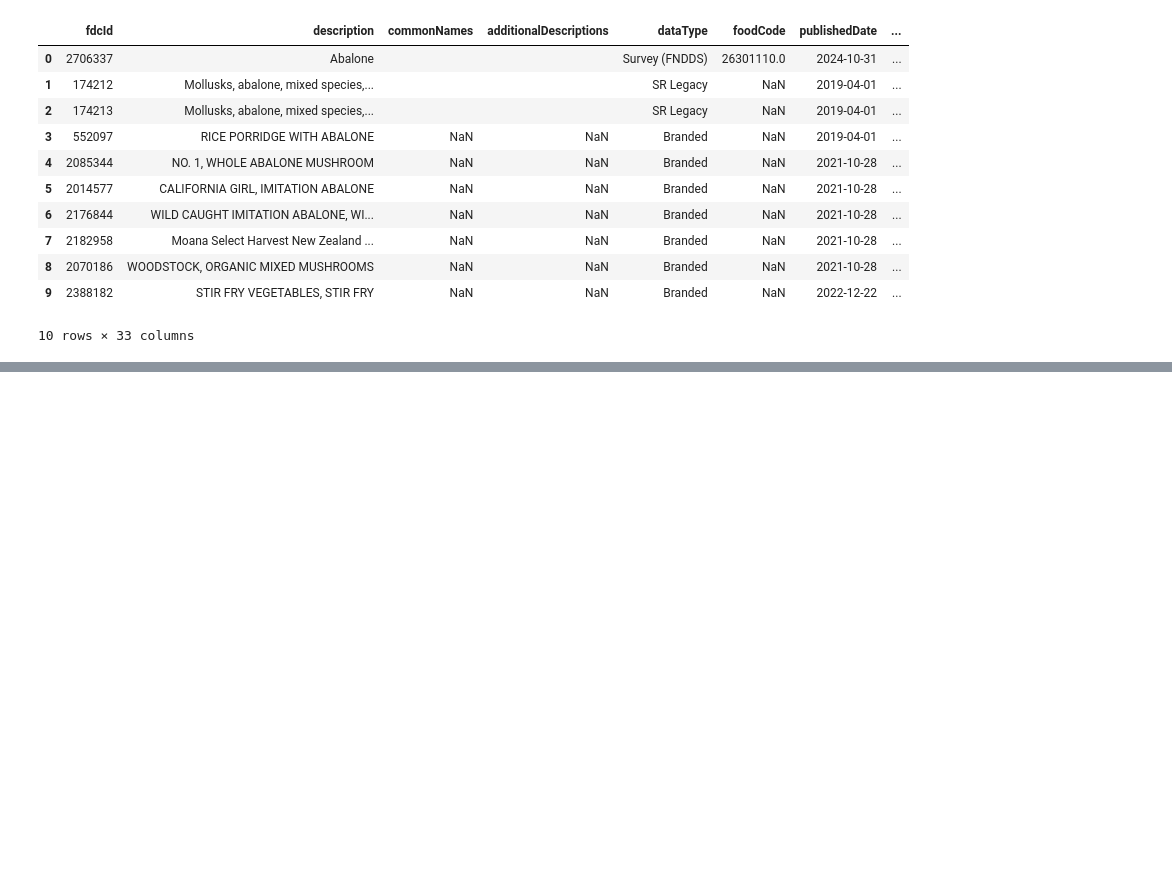
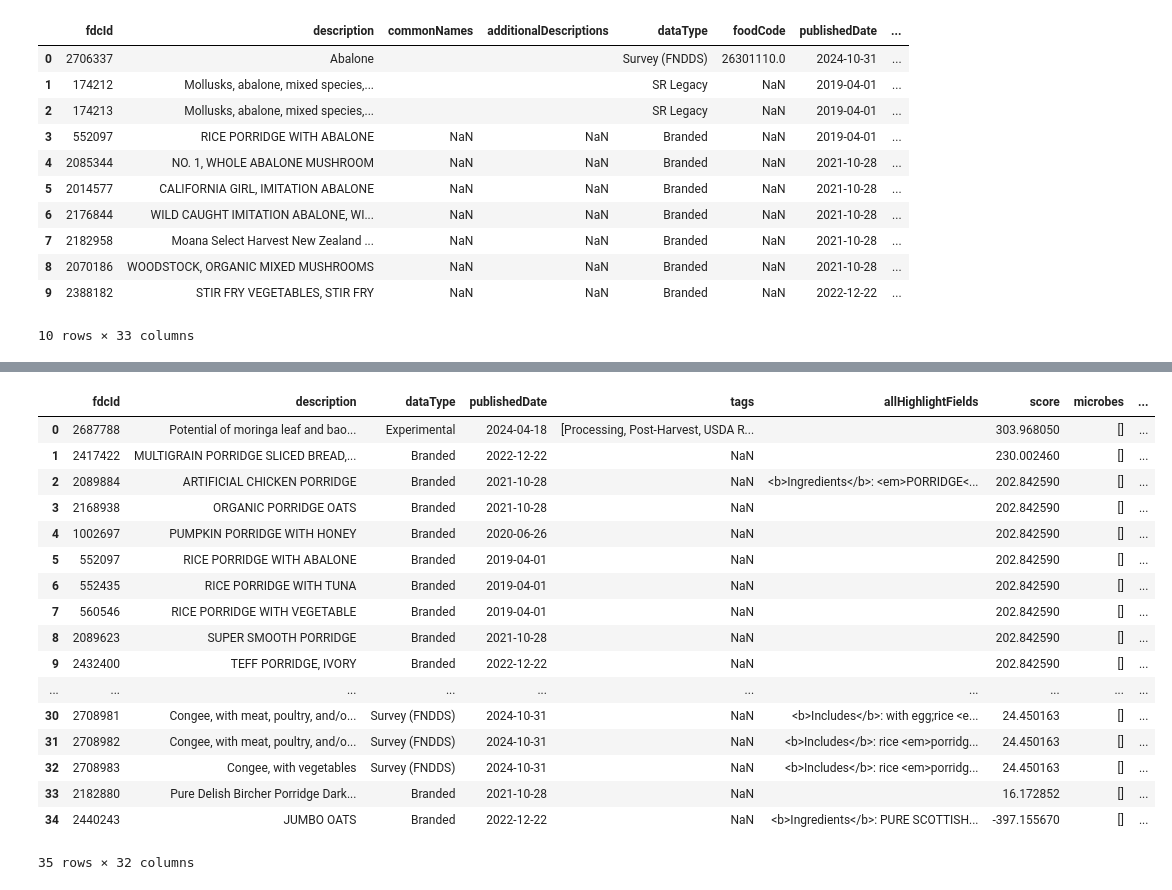
Before and after one commit to chelseanbr/smolvlm-nutrition-vqa, a Jupyter notebook: notebooks/01-get-iron.ipynb, the cells around one changed output, grey strips where cells are left out. Saved outputs shown, nothing was run; the diff lists cells and outputs as text; code cells hidden in the pictures; blank space fills up the shorter version.

```diff
--- a/notebooks/01-get-iron.ipynb
+++ b/notebooks/01-get-iron.ipynb
@@ -234,0 +256,31 @@ ingredients_df
+# %%
+# Search for food
+ingredient = 'porridge'
+food_query = ingredient
+r = requests.get(f'https://api.nal.usda.gov/fdc/v1/foods/search?api_key={api_key}&query={food_query}&dataType=Foundation')
+data = r.json()
+data_df = pd.DataFrame.from_dict(data['foods'])
+if len(data_df) == 0:  # Data not found
+    r = requests.get(f'https://api.nal.usda.gov/fdc/v1/foods/search?api_key={api_key}&query={food_query}')
+    data = r.json()
+    data_df = pd.DataFrame.from_dict(data['foods'])
+data_df
+# %% [output]
+|  | fdcId | description | dataType | publishedDate | tags | allHighlightFields | score | microbes | ... |
+| 0 | 2687788 | Potential of moringa leaf and bao... | Experimental | 2024-04-18 | [Processing, Post-Harvest, USDA R... |  | 303.968050 | [] | ... |
+| 1 | 2417422 | MULTIGRAIN PORRIDGE SLICED BREAD,... | Branded | 2022-12-22 | NaN |  | 230.002460 | [] | ... |
+| 2 | 2089884 | ARTIFICIAL CHICKEN PORRIDGE | Branded | 2021-10-28 | NaN | <b>Ingredients</b>: <em>PORRIDGE<... | 202.842590 | [] | ... |
+| 3 | 2168938 | ORGANIC PORRIDGE OATS | Branded | 2021-10-28 | NaN |  | 202.842590 | [] | ... |
+| 4 | 1002697 | PUMPKIN PORRIDGE WITH HONEY | Branded | 2020-06-26 | NaN |  | 202.842590 | [] | ... |
+| 5 | 552097 | RICE PORRIDGE WITH ABALONE | Branded | 2019-04-01 | NaN |  | 202.842590 | [] | ... |
+| 6 | 552435 | RICE PORRIDGE WITH TUNA | Branded | 2019-04-01 | NaN |  | 202.842590 | [] | ... |
+| 7 | 560546 | RICE PORRIDGE WITH VEGETABLE | Branded | 2019-04-01 | NaN |  | 202.842590 | [] | ... |
+| 8 | 2089623 | SUPER SMOOTH PORRIDGE | Branded | 2021-10-28 | NaN |  | 202.842590 | [] | ... |
+| 9 | 2432400 | TEFF PORRIDGE, IVORY | Branded | 2022-12-22 | NaN |  | 202.842590 | [] | ... |
+| ... | ... | ... | ... | ... | ... | ... | ... | ... | ... |
+| 30 | 2708981 | Congee, with meat, poultry, and/o... | Survey (FNDDS) | 2024-10-31 | NaN | <b>Includes</b>: with egg;rice <e... | 24.450163 | [] | ... |
+| 31 | 2708982 | Congee, with meat, poultry, and/o... | Survey (FNDDS) | 2024-10-31 | NaN | <b>Includes</b>: rice <em>porridg... | 24.450163 | [] | ... |
+| 32 | 2708983 | Congee, with vegetables | Survey (FNDDS) | 2024-10-31 | NaN | <b>Includes</b>: rice <em>porridg... | 24.450163 | [] | ... |
+| 33 | 2182880 | Pure Delish Bircher Porridge Dark... | Branded | 2021-10-28 | NaN |  | 16.172852 | [] | ... |
+| 34 | 2440243 | JUMBO OATS | Branded | 2022-12-22 | NaN | <b>Ingredients</b>: PURE SCOTTISH... | -397.155670 | [] | ... |
+35 rows × 32 columns
```
Also changed, not shown: parts of 8 cells of this notebook.
